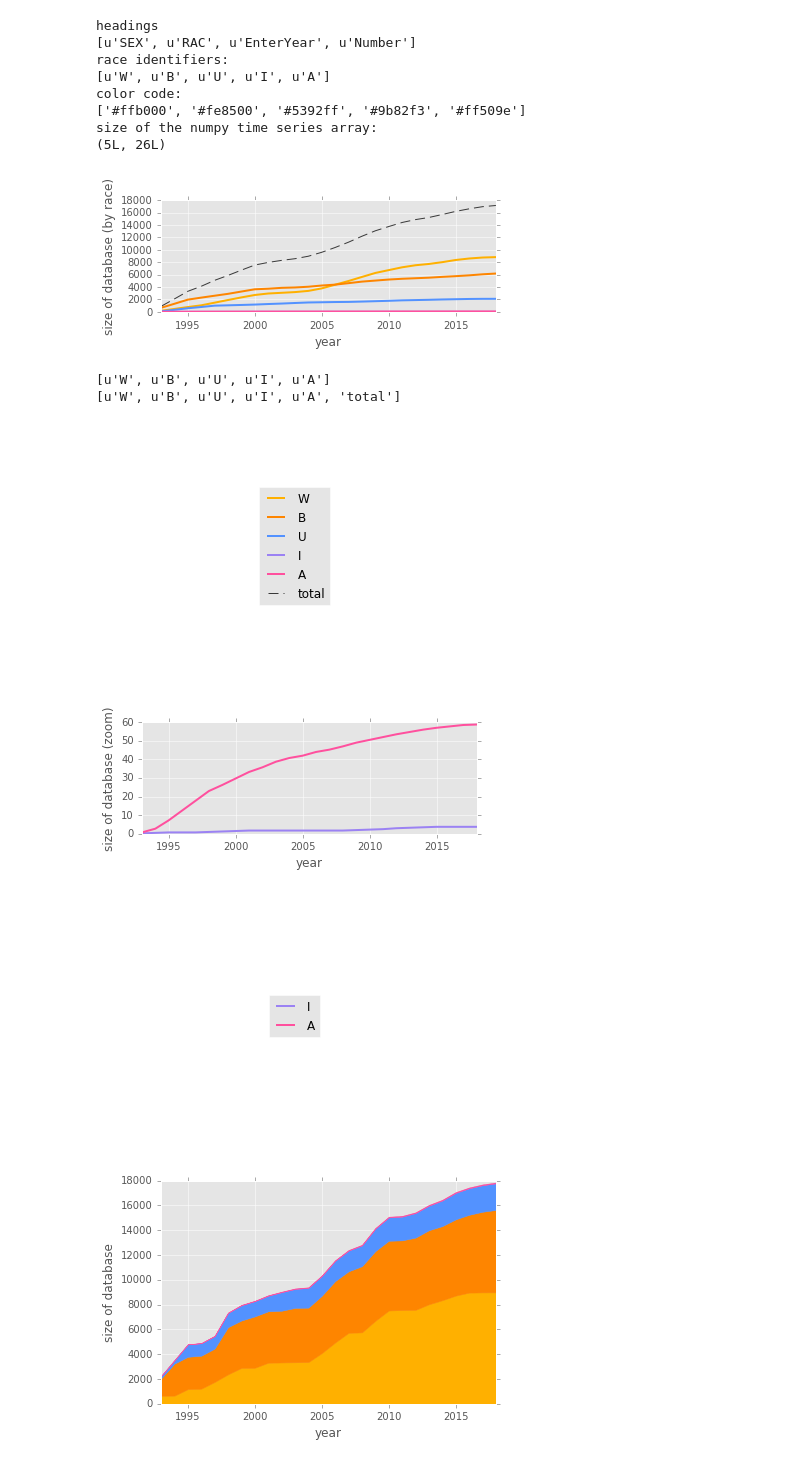
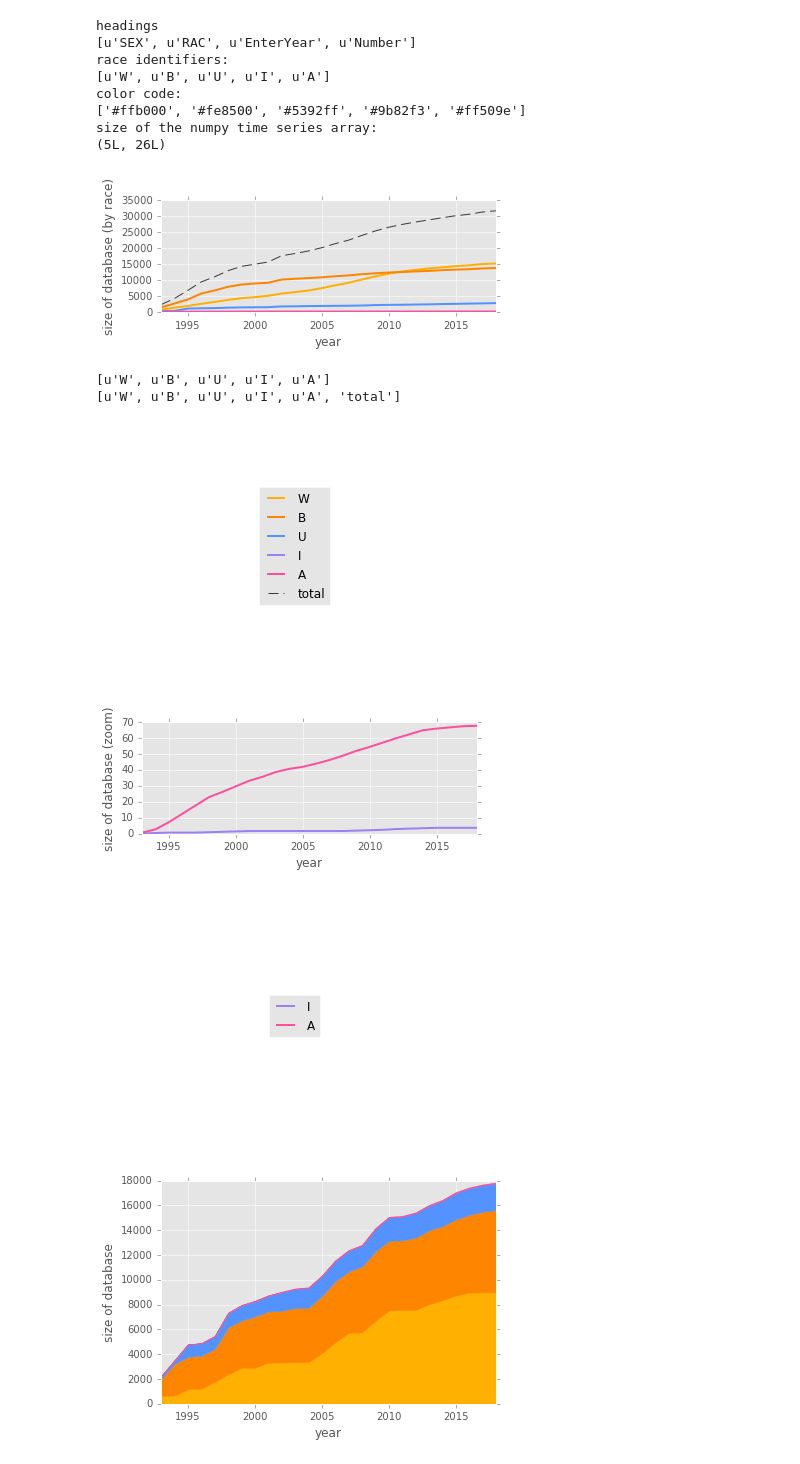
Before and after one commit to brendanchambers/chicago_gang_database, a Jupyter notebook: figures/plot_cumulative_statewide.ipynb, the cells around one changed output. Drawn from its saved outputs; the diff is of its cells as text; code cells hidden in the pictures.

```diff
--- a/plot_cumulative_statewide.ipynb
+++ b/figures/plot_cumulative_statewide.ipynb
@@ -42,7 +42,7 @@ for race_idx,race_ID in enumerate(unique_identifiers):
             year = gangDB['EnterYear'].iloc[idx]
             yearIdx = year2idx[year]
             numEntries = gangDB['Number'].iloc[idx]
-            surveillanceTimeSeries[race_idx][yearIdx] = numEntries
+            surveillanceTimeSeries[race_idx][yearIdx] += numEntries
 print("size of the numpy time series array: ")
 print(np.shape(surveillanceTimeSeries))
 # %% [output]
@@ -60,7 +60,7 @@ xx = np.unique(gangDB['EnterYear']) # get entry-year data for xaxis range
 # total size over all race identifiers
 yy_total = np.zeros(np.shape(xx)) # init
 for idx,ID in enumerate(unique_identifiers):
-    yy_total += np.cumsum(smooth(surveillanceTimeSeries[idx][:],4))
+    yy_total += np.cumsum(smooth(surveillanceTimeSeries[idx][:],1))
 
 # plot
 fig = plt.figure(figsize=(6,2))
@@ -68,7 +68,7 @@ ax = fig.add_subplot(1,1,1)
 plotlines = []
 
 for idx,ID in enumerate(unique_identifiers):
-    yy = np.cumsum(smooth(surveillanceTimeSeries[idx][:],4))
+    yy = np.cumsum(smooth(surveillanceTimeSeries[idx][:],1))
     line, = ax.plot(xx,yy,color=color_code[idx],linewidth=2)
     plotlines.append(line)
 line, = ax.plot(xx,yy_total,dashes=[10,5,10,5],color='black',alpha=0.75,linewidth=1) # add the total line
@@ -85,38 +85,38 @@ plt.axis('off')
 mylabels = [ident for ident in unique_identifiers]
 print mylabels
 mylabels.append('total')
 print mylabels
 plt.legend(legend_plotlines, mylabels,loc='center',)
 plt.savefig('cumulative_legend.svg')
 plt.show()
 
 # just the small categories, for a blowup
 fig = plt.figure(figsize=(6,2))
 ax = fig.add_subplot(1,1,1)
 plotlines = ()
 
 for idx,ID in enumerate(unique_identifiers[-2:]):
     yy = np.cumsum(smooth(surveillanceTimeSeries[idx+3][:],4))
     line, = ax.plot(xx,yy,color=color_code[idx+3],linewidth=2) # offset manually for color selection
     new_plotlines = (plotlines, line) # for legend
     plotlines = new_plotlines
 ax.set_xlim(np.min(xx),np.max(xx))
 ax.set_xlabel('year')
 ax.set_ylabel('size of database (zoom)')
 plt.savefig('cumulative_zoom.svg')
 plt.show()
 # legend
 plt.figure()
 plt.axis('off')
 plt.legend(plotlines, mylabels[-3:-1],loc='center')
 plt.savefig('cumulative_zoom_legend.svg')
 plt.show()
 # %% [output]
-[figure, old version]
+[figure, new version]
 [u'W', u'B', u'U', u'I', u'A']
 [u'W', u'B', u'U', u'I', u'A', 'total']
 [figure]
-[figure, old version]
+[figure, new version]
 [figure]
 # %%
 # print stacked area chart
```
Also changed, not shown: 11 other files.
